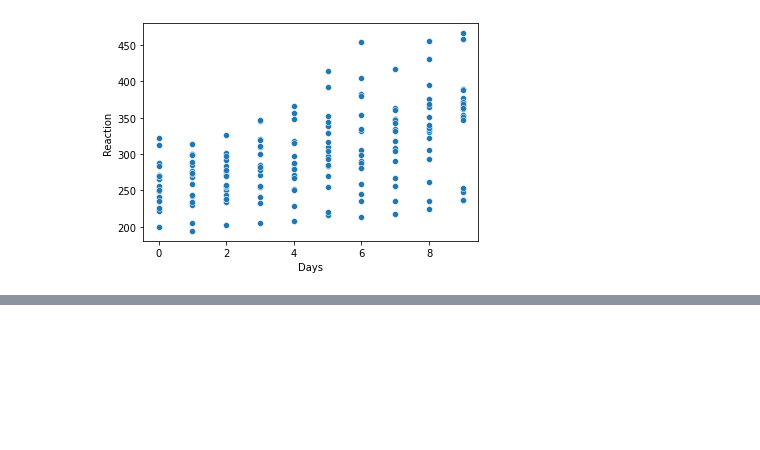
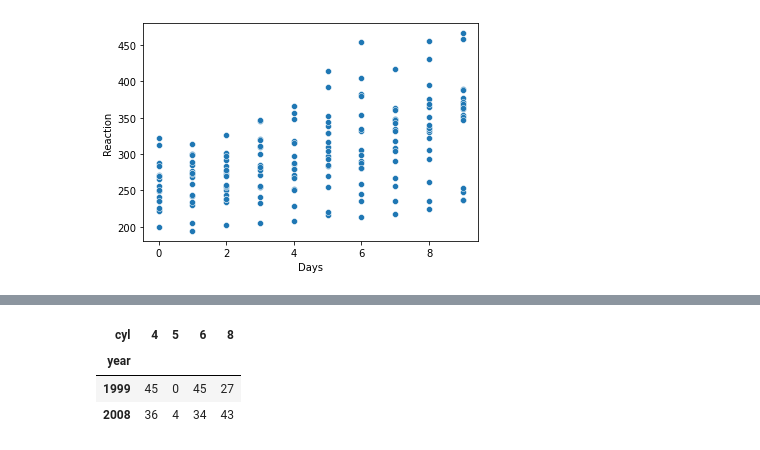
Before and after one commit to DeangeloBowen1/statistics, a Jupyter notebook: hypothesis_testing.ipynb, the cells around one changed output, grey strips where cells are left out. Saved outputs shown, nothing was run; the diff lists cells and outputs as text; code cells hidden in the pictures; blank space fills up the shorter version.

```diff
--- a/hypothesis_testing.ipynb
+++ b/hypothesis_testing.ipynb
@@ -487,0 +536,9 @@ sns.scatterplot(data = sleepstudy, x='Days', y='Reaction')
+# %%
+# step 1 crosstab
+observe = pd.crosstab(mpg.year, mpg.cyl)
+observe
+# %% [output]
+| cyl | 4 | 5 | 6 | 8 |
+| year |  |  |  |  |
+| 1999 | 45 | 0 | 45 | 27 |
+| 2008 | 36 | 4 | 34 | 43 |
```
Also changed, not shown: parts of 28 cells of this notebook.
